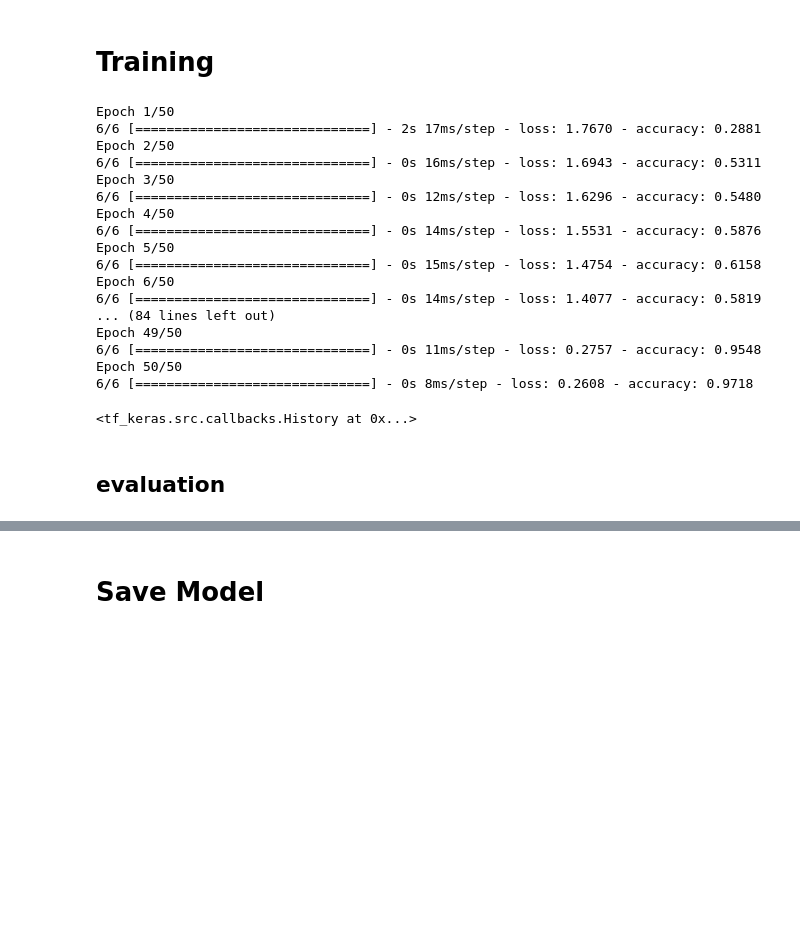
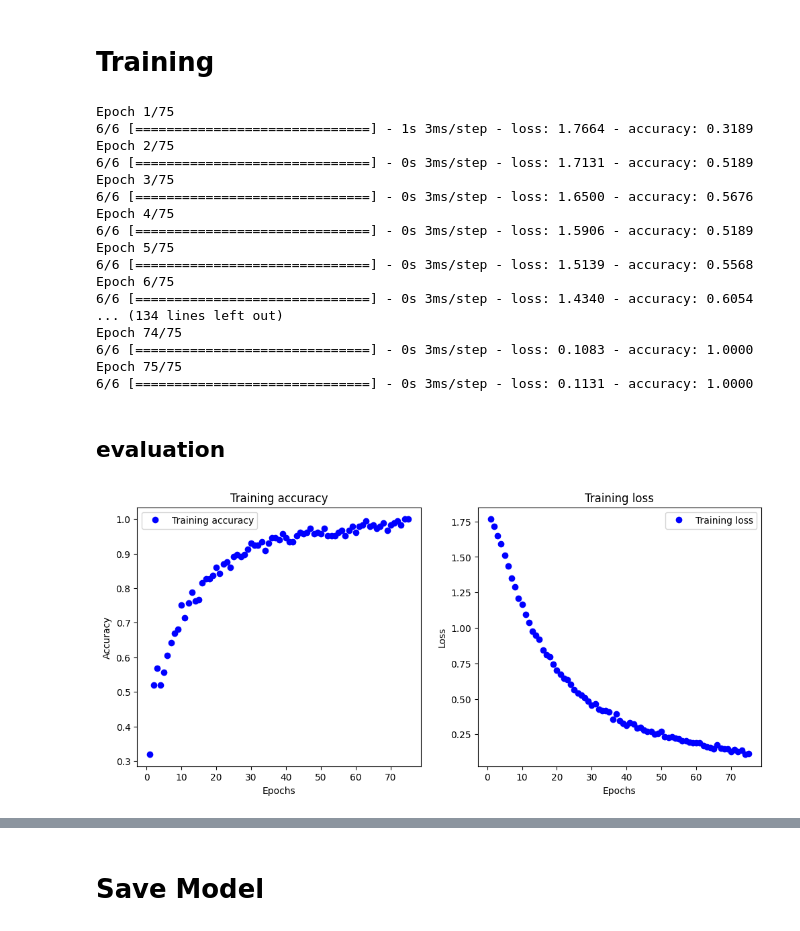
Before and after one commit to runm717123/task-tracker-models-dev, a Jupyter notebook: ndev_task_tracker_title_classiefier.ipynb, the cells around one changed output, grey strips where cells are left out. Cells and saved outputs as stored; diff of their text form; code cells hidden in the pictures; blank space fills up the shorter version.

Commit message:
add evaluation graph

```diff
--- a/ndev_task_tracker_title_classiefier.ipynb
+++ b/ndev_task_tracker_title_classiefier.ipynb
@@ -55,9 +55,6 @@ def to_sparse(sentences):
 note: dataset size are not affecting the model size (explicitly)
 # %%
 import os
-
-# this is necessary for tensorflowjswizard
-os.environ["TF_USE_LEGACY_KERAS"] = "1"
 
 valid_title = [
     "project sprint 1",
@@ -141,6 +138,7 @@ background_task = [
 ]
 
 general_tasks = [
+    "writing code",
     "fixing bugs",
     "reviewing prs",
     "reviewing code",
@@ -171,7 +169,8 @@ general_tasks = [
     "exploring new technologies for a project",
     "conducting technical research",
     "investigating memory issues in frontend components",
-    "researching software bugs"
+    "researching software bugs",
+    "works on analytics dashboard"
 ]
 
 general_activities = [
@@ -242,6 +241,12 @@ project_tasks = [
     "writing unit tests",
     "debugging memory leak",
     "benchmarking app",
+    "works on progressive web app features",
+    "works on error tracking implementation",
+    "works on user interface improvements",
+    "works on data migration scripts",
+    "works on mobile responsive design",
+    "works on blockchain integration research",
     "designing a new user interface for the application",
     "developing a reusable component for a new page",
     "addressing feedback on the data formatting logic",
@@ -447,28 +452,56 @@ model.compile(
     metrics=["accuracy"]
 )
 
-model.fit(x_train, y_train, epochs=50)
+history = model.fit(x_train, y_train, epochs=75)
 # %% [output]
-Epoch 1/50
-6/6 [==============================] - 2s 17ms/step - loss: 1.7670 - accuracy: 0.2881
-Epoch 2/50
-6/6 [==============================] - 0s 16ms/step - loss: 1.6943 - accuracy: 0.5311
-Epoch 3/50
-6/6 [==============================] - 0s 12ms/step - loss: 1.6296 - accuracy: 0.5480
-Epoch 4/50
-6/6 [==============================] - 0s 14ms/step - loss: 1.5531 - accuracy: 0.5876
-Epoch 5/50
-6/6 [==============================] - 0s 15ms/step - loss: 1.4754 - accuracy: 0.6158
-Epoch 6/50
-6/6 [==============================] - 0s 14ms/step - loss: 1.4077 - accuracy: 0.5819
-... (84 lines left out)
-Epoch 49/50
-6/6 [==============================] - 0s 11ms/step - loss: 0.2757 - accuracy: 0.9548
-Epoch 50/50
-6/6 [==============================] - 0s 8ms/step - loss: 0.2608 - accuracy: 0.9718
+Epoch 1/75
+6/6 [==============================] - 1s 3ms/step - loss: 1.7664 - accuracy: 0.3189
+Epoch 2/75
+6/6 [==============================] - 0s 3ms/step - loss: 1.7131 - accuracy: 0.5189
+Epoch 3/75
+6/6 [==============================] - 0s 3ms/step - loss: 1.6500 - accuracy: 0.5676
+Epoch 4/75
+6/6 [==============================] - 0s 3ms/step - loss: 1.5906 - accuracy: 0.5189
+Epoch 5/75
+6/6 [==============================] - 0s 3ms/step - loss: 1.5139 - accuracy: 0.5568
+Epoch 6/75
+6/6 [==============================] - 0s 3ms/step - loss: 1.4340 - accuracy: 0.6054
+... (134 lines left out)
+Epoch 74/75
+6/6 [==============================] - 0s 3ms/step - loss: 0.1083 - accuracy: 1.0000
+Epoch 75/75
+6/6 [==============================] - 0s 3ms/step - loss: 0.1131 - accuracy: 1.0000
-<tf_keras.src.callbacks.History at 0x...>
 # %% [markdown]
 ## evaluation
+# %%
+import matplotlib.pyplot as plt
+
+# Plot training accuracy and loss
+history_dict = history.history
+acc = history_dict['accuracy']
+loss = history_dict['loss']
+
+epochs = range(1, len(acc) + 1)
+
+plt.figure(figsize=(12, 5))
+
+plt.subplot(1, 2, 1)
+plt.plot(epochs, acc, 'bo', label='Training accuracy')
+plt.title('Training accuracy')
+plt.xlabel('Epochs')
+plt.ylabel('Accuracy')
+plt.legend()
+
+plt.subplot(1, 2, 2)
+plt.plot(epochs, loss, 'bo', label='Training loss')
+plt.title('Training loss')
+plt.xlabel('Epochs')
+plt.ylabel('Loss')
+plt.legend()
+
+plt.show()
+# %% [output]
+[figure, added]
 # %%
 loss, acc = model.evaluate(x_val, y_val, verbose=0)
 print(f"Val Accuracy: {acc:.2%}")
```
Also changed, not shown: parts of 6 cells of this notebook.
